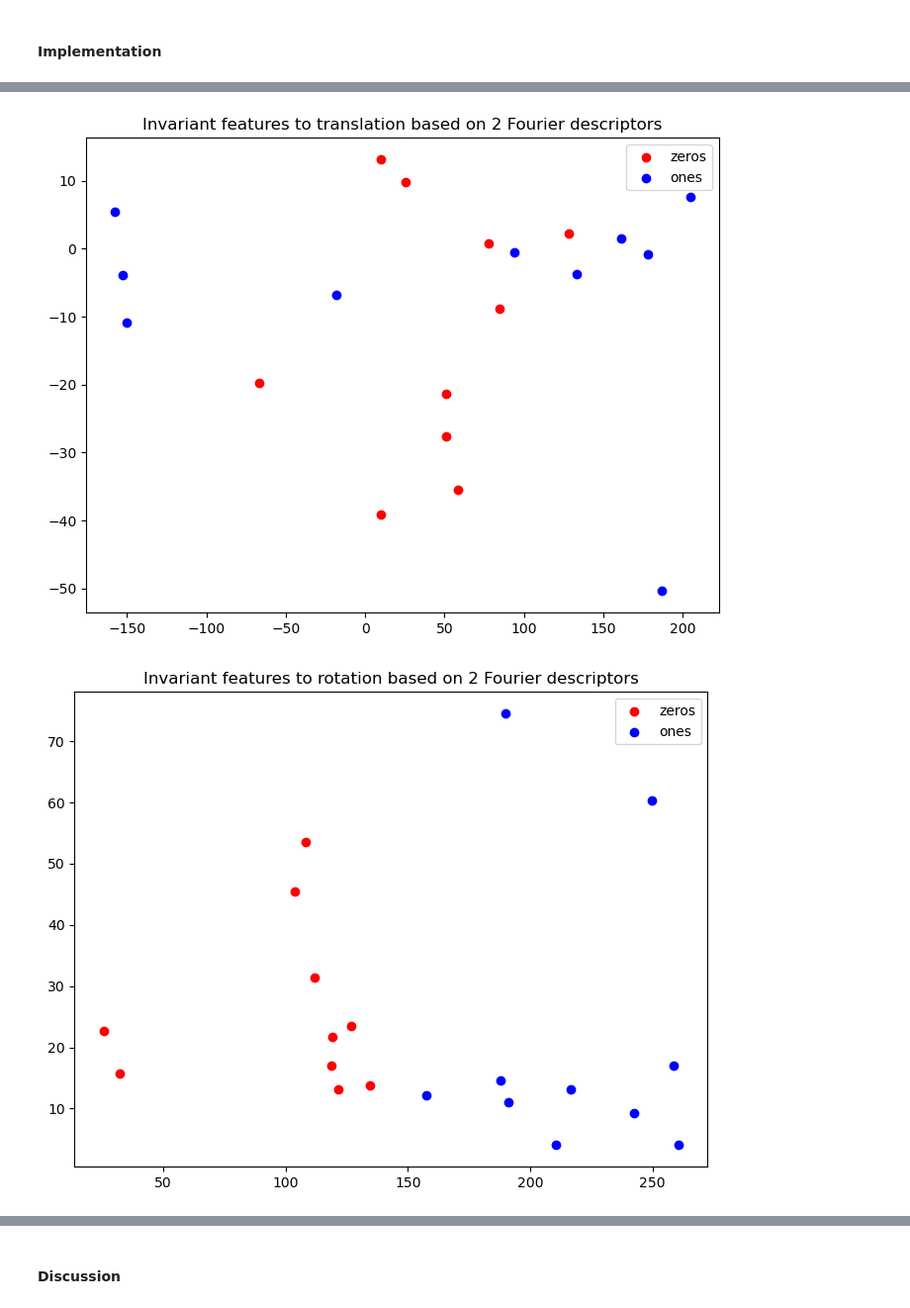
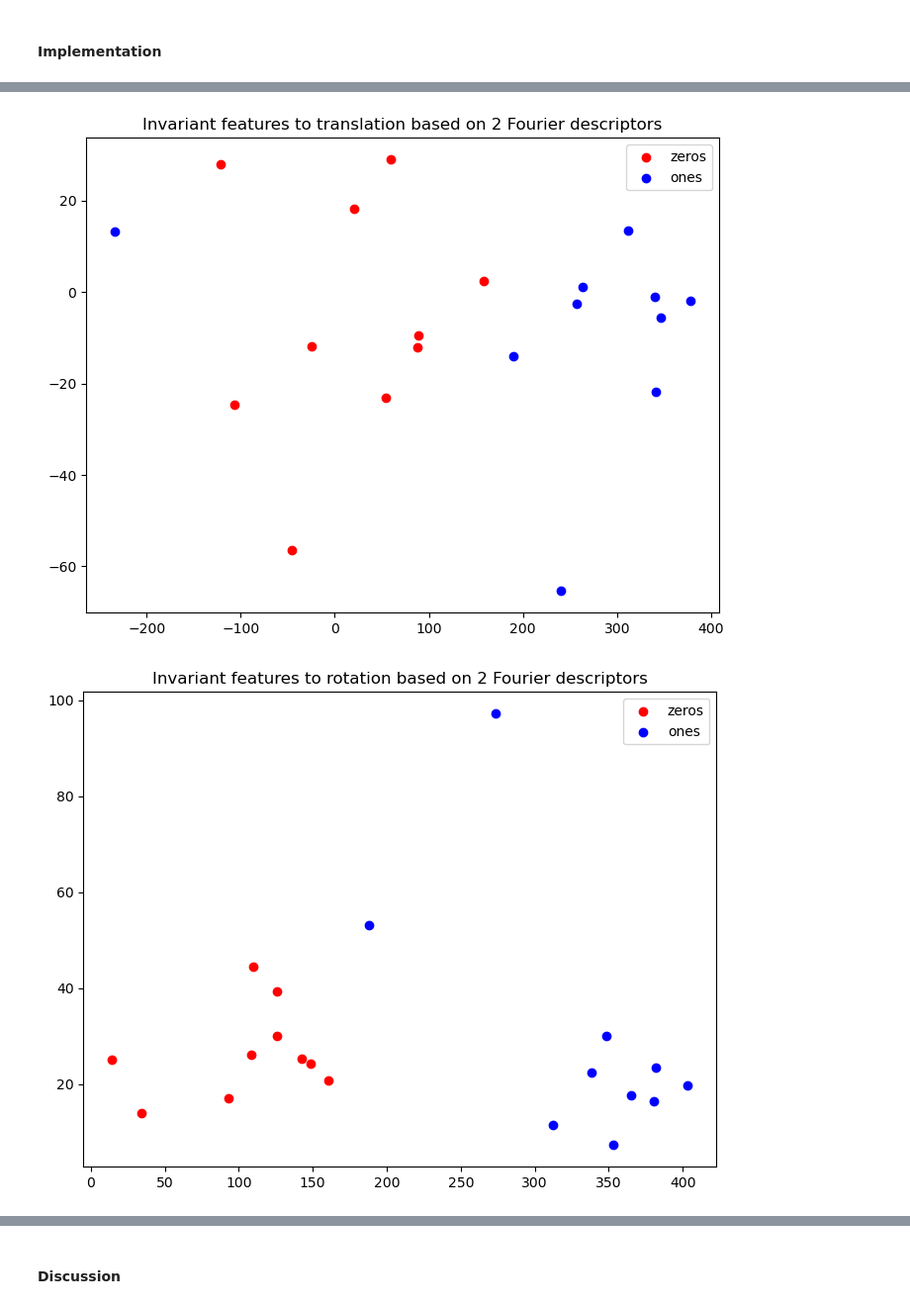
Before and after one commit to lindadelacombaz/iapr-2023, a Jupyter notebook: lab_02_object_description.ipynb, the cells around one changed output, grey strips where cells are left out. Shown at 99% size. Drawn from its saved outputs; the diff is of its cells as text; code cells hidden in the pictures.

```diff
--- a/lab_02_object_description.ipynb
+++ b/lab_02_object_description.ipynb
@@ -515,7 +531,7 @@ TODO
 # a set of features invariant to scale, rotation and translation, according to function boolean parameters.
 # You may use your functions defined in section 1.2.
 
-def get_invariant_features(img, inv_to_rotation=False, inv_to_translation=False, inv_to_scale=False):
+def get_invariant_features(img, L_max, inv_to_rotation=False, inv_to_translation=False, inv_to_scale=False):
     """
     Compute the invariant features of an image.
 
@@ -531,7 +547,7 @@ def get_invariant_features(img, inv_to_rotation=False, inv_to_translation=False,
     The invariant features of the image.
     """
     contour = get_contour(img)[0]
-    L_max = len(contour)
+    # L_max = len(contour)
     descriptors = get_descriptors(contour, L_max) # real and imaginary parts of the Fourier descriptors i.e. amplitude and phase of the Fourier coefficients of the contour
     if inv_to_translation:
         # operation on descriptors to get invariance to translation:
@@ -541,18 +557,25 @@ def get_invariant_features(img, inv_to_rotation=False, inv_to_translation=False,
         # operation on descriptors to get invariance to rotation:
         # take only the amplitude of the Fourier descriptors:
         descriptors = np.abs(descriptors)
+
+        # # Determine number of descriptors
+        # num_descriptors = descriptors.shape[0]
+        # # Determine rotation angle (in degrees)
+        # rotation_angle = np.angle(descriptors[1]) * 180 / np.pi
+        # # Rotate descriptors
+        # descriptors = np.roll(descriptors, -int(num_descriptors * rotation_angle / 360), axis=0)
     if inv_to_scale:
         # operation on descriptors to get invariance to scaling:
-        # divide all Fourier descriptors by magnitude of the second one:
-        descriptors = descriptors/np.abs(descriptors[1])
-    if inv_to_translation and inv_to_rotation and inv_to_scale:
-        # invariance to all transformations:
-        # 1) Set the DC component of the descriptors to a(0)=0:
-        descriptors[0] = 0
-        # 2) Divide all Fourier descriptors by the magnitude of the second one:
-        descriptors = np.abs(descriptors)/np.abs(descriptors[1])
-        # 3) Now, only the position of the starting point remains to be normalized. This is done by subtracting the phase of the second Fourier descriptor from the phase of all Fourier descriptors and weighting by k:
-        descriptors = descriptors*np.exp(-1j*descriptors[1]) # k = 1
+        # divide all Fourier descriptors by magnitude of the last one:
+        descriptors = descriptors/np.abs(descriptors[-1])
+    # if inv_to_translation and inv_to_rotation and inv_to_scale:
+    #     # invariance to all transformations:
+    #     # 1) Set the DC component of the descriptors to a(0)=0:
+    #     descriptors[0] = 0
+    #     # 2) Divide all Fourier descriptors by the magnitude of the second one:
+    #     descriptors = np.abs(descriptors)/np.abs(descriptors[1])
+    #     # 3) Now, only the position of the starting point remains to be normalized. This is done by subtracting the phase of the second Fourier descriptor from the phase of all Fourier descriptors and weighting by k:
+    #     descriptors = descriptors*np.exp(-1j*descriptors[1]) # k = 1
     return descriptors
 # %%
 from scipy.ndimage import rotate
@@ -671,28 +694,28 @@ plt.show()
 # %%
 # Invariance to translation plot:
 zeros_f1 = []
 zeros_f2 = []
 ones_f1 = []
 ones_f2 = []
 for img in translated_images_zeros:
-    descriptors = get_invariant_features(img, inv_to_translation=True)
+    descriptors = get_invariant_features(img, L_max_0, inv_to_translation=True)
     # Store the first and second Fourier descriptors (positive frequencies) for each image in the corresponding list:
     zeros_f1.append(descriptors[1].real)
     zeros_f2.append(descriptors[2].real)
 for img in translated_images_ones:
-    descriptors = get_invariant_features(img, inv_to_translation=True)
+    descriptors = get_invariant_features(img, L_max_1, inv_to_translation=True)
     ones_f1.append(descriptors[1].real)
     ones_f2.append(descriptors[2].real)
 # Plot features for all images
 fig = plt.figure()
 ax = fig.add_axes([0,0,1,1])
 ax.scatter(zeros_f1, zeros_f2, color='r', label='zeros')
 ax.scatter(ones_f1, ones_f2, color='b', label='ones')
 ax.legend(loc='best')
 plt.title("Invariant features to translation based on 2 Fourier descriptors")
 plt.show()
 # %% [output]
-[figure, old version]
+[figure, new version]
 # %%
 # For each of the 4 sets of "0"s and "1"s above, you should find the invariant features
 # and make a plot (similar to section 1.4) - 4 plots in total!
@@ -704,12 +727,12 @@ zeros_f2 = []
 ones_f1 = []
 ones_f2 = []
 for img in rotated_images_zeros:
-    descriptors = get_invariant_features(img, inv_to_rotation=True)
+    descriptors = get_invariant_features(img, L_max_0, inv_to_rotation=True)
     # take the real part of the invariant features:
     zeros_f1.append(descriptors[1].real)
     zeros_f2.append(descriptors[2].real)
 for img in rotated_images_ones:
-    descriptors = get_invariant_features(img, inv_to_rotation=True)
+    descriptors = get_invariant_features(img, L_max_1, inv_to_rotation=True)
     ones_f1.append(descriptors[1].real)
     ones_f2.append(descriptors[2].real)
 # Plot features for all images
@@ -721,7 +744,7 @@ ax.legend(loc='best')
 plt.title("Invariant features to rotation based on 2 Fourier descriptors")
 plt.show()
 # %% [output]
-[figure, old version]
+[figure, new version]
 # %%
 # Invariance to scaling plot:
 zeros_f1 = []
```
Also changed, not shown: parts of 52 cells of this notebook.
